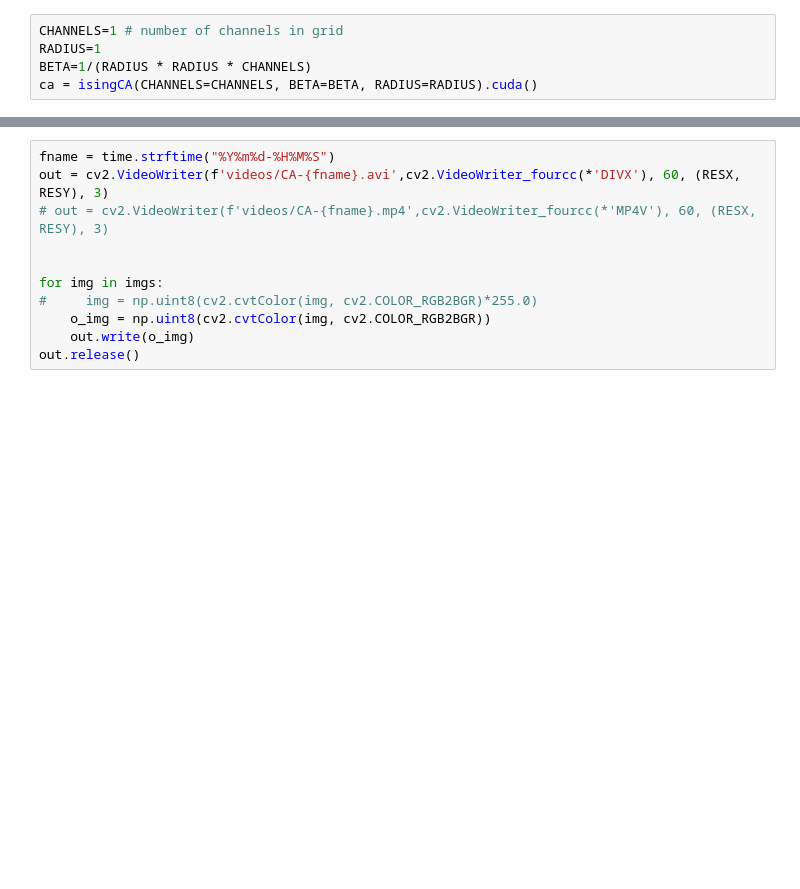
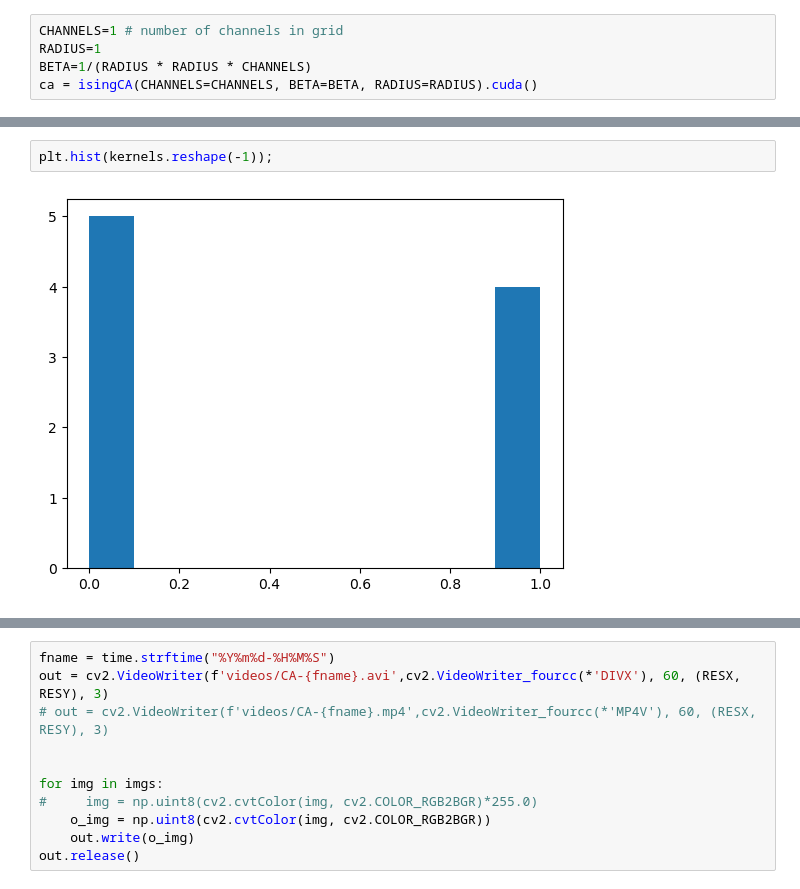
Before and after one commit to heysoos/neuralart, a Jupyter notebook: notebooks/IsingCA_pygame-local.ipynb, the cells around one changed output, grey strips where cells are left out. Drawn from its saved outputs; the diff is of its cells as text; blank space fills up the shorter version.

```diff
--- a/notebooks/IsingCA_pygame-local.ipynb
+++ b/notebooks/IsingCA_pygame-local.ipynb
@@ -119,3 +152,7 @@ else:
+# %%
+plt.hist(kernels.reshape(-1));
+# %% [output]
+[figure, added]
 # %%
 # resolution of grid
 RESX=640
```
Also changed, not shown: parts of 13 cells of this notebook, 6 other files.
